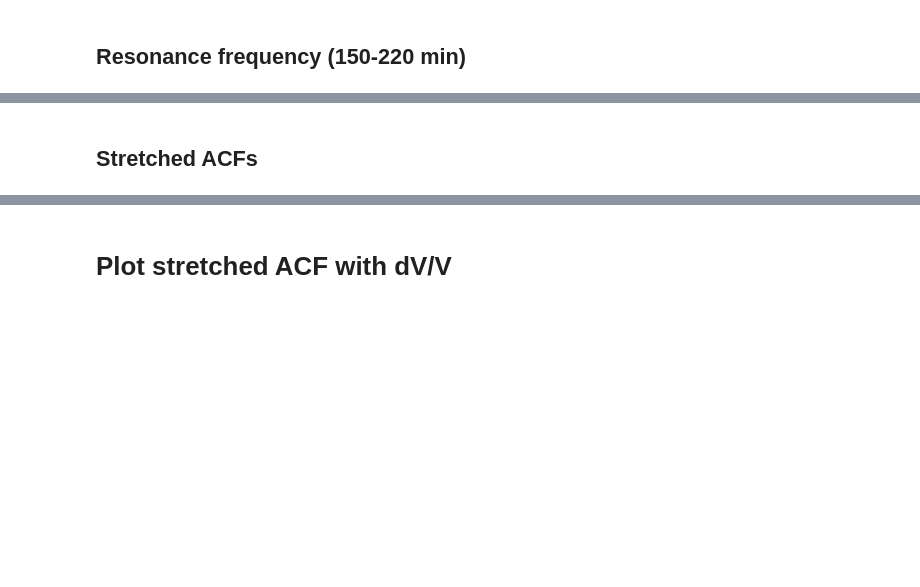
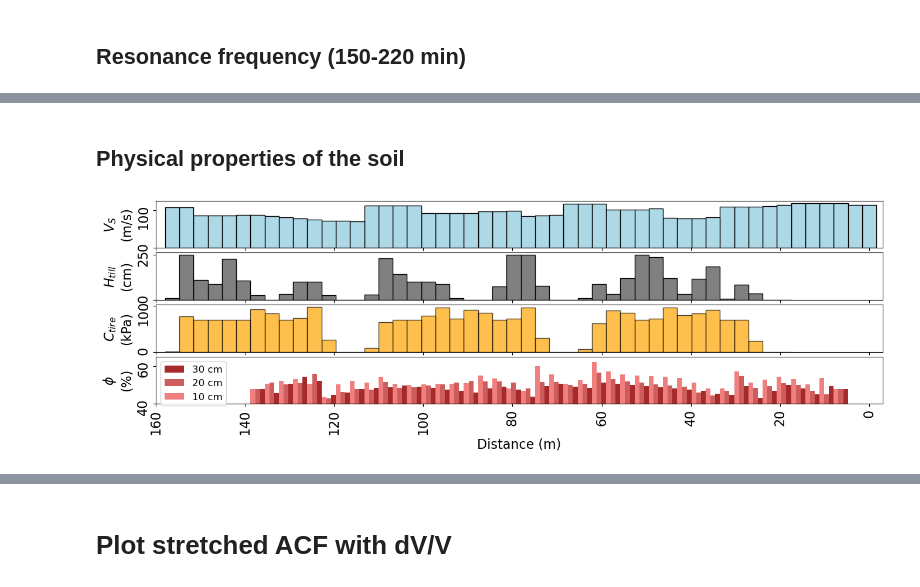
Before and after one commit to Denolle-Lab/FarmDAS, a Jupyter notebook: dvv_and_model/Fig1_farm.ipynb, the cells around one changed output, grey strips where cells are left out. Cells and saved outputs as stored; diff of their text form; code cells hidden in the pictures; blank space fills up the shorter version.

```diff
--- a/dvv_and_model/Fig1_farm.ipynb
+++ b/dvv_and_model/Fig1_farm.ipynb
@@ -9,7 +9,7 @@ import h5py
 import numpy as np
 import matplotlib
 import matplotlib.pyplot as plt
-
+import pandas as pd
 matplotlib.rcParams.update({'font.size': 16})
 
 data_dir='./data/'
@@ -18,7 +18,7 @@ fig_dir = './figures/'
 ### Some parameters
 samp_freq = 500  ## sampling rate of the ACFs
 win_st = int(0.012*samp_freq)   ## coda window start
-H = 5  # assuming soil thickness to be 3 m
+H = 1.5  # assuming soil thickness to be 3 m
 # %% [markdown]
 
 <img src="figures/farm_pic.png" alt="Farm Picture" width="600"/>
@@ -27,17 +27,6 @@ H = 5  # assuming soil thickness to be 3 m
 # %% [markdown]
 ## Resonance frequency (150-220 min)
 # %%
-f0 = [37.85, 37.87, 39.48, 39.45, 39.43,
-      39.42, 38.00, 37.00, 36.43, 36.32,
-      36.30, 26.77, 26.05, 26.05, 26.61,
-      34.69, 33.67, 33.59, 33.79, 38.71,
-      38.72, 38.73, 29.00, 28.63, 27.84,
-      32.40, 32.07, 32.08, 30.76, 30.80,
-      30.80, 30.80, 17.59, 17.59, 17.59,
-      17.59, 17.59, 24.01, 24.00, 25.00,
-      26.00, 27.00, 28.00, 28.93, 28.92,
-      28.69, 28.69, 28.69, 35.47, 35.62]   ## initial guess of f0
-
 f0 = [37.85, 37.87, 39.48, 39.45, 39.43,
       39.42, 38.00, 37.00, 36.43, 36.32,
       36.30, 26.77, 26.05, 26.05, 26.61,
@@ -103,2 +40,62 @@ deratio_dvv.shape
-# %% [markdown]
-## Stretched ACFs
+# %% [markdown]
+## Physical properties of the soil
+# %%
+### Shear wave velocity
+vs  = H * 2 * np.array(f0)
+
+### Disturbance parameters: tiillage depth and tire pressure
+damage = pd.read_csv(os.path.join(data_dir, 'damage_index.csv'))
+tillage_depth = damage['tillage_depth'].values
+tire_pressure = damage['tire_pressure'].values
+
+### porosity (bulk density)
+soil_phy = pd.read_csv(os.path.join(data_dir, 'interpolated_soil_phy.csv'))
+interp_porosity_10cm = soil_phy['interp_porosity_10cm'].values
+interp_porosity_20cm = soil_phy['interp_porosity_20cm'].values
+interp_porosity_30cm = soil_phy['interp_porosity_30cm'].values
+# interp_bulk_density_10cm = soil_phy['interp_bulk_density_10cm'].values
+# interp_bulk_density_20cm = soil_phy['interp_bulk_density_20cm'].values
+# interp_bulk_density_30cm = soil_phy['interp_bulk_density_30cm'].values
+
+
+## Plotting
+fig, axs = plt.subplots(4, 1, figsize=(16, 4.5), sharex=True, gridspec_kw={'hspace': 0.1})
+
+# Plot Vs
+axs[0].bar(np.arange(50) * 3.19, vs, color='lightblue', width=3.19, edgecolor='black')
+axs[0].set_ylabel('$V_S$ \n(m/s)')
+axs[0].set_xlim(160, -3)  # Reverse x-axis
+
+# Plot tillage depth
+axs[1].bar(np.arange(6, 50) * 3.19, tillage_depth, color='gray', width=3.19, edgecolor='black')
+axs[1].set_ylabel('$H_{till}$ \n(cm)')
+axs[1].set_xlim(160, -3)  # Reverse x-axis
+
+# Plot tire pressure
+axs[2].bar(np.arange(6, 50) * 3.19, tire_pressure, color='orange', width=3.19, edgecolor='black', alpha=0.7)
+axs[2].set_ylabel('$C_{tire}$ \n(kPa)')
+axs[2].set_xlabel('Location (m)')
+axs[2].set_xlim(160, -3)  # Reverse x-axis
+
+# Plot porosity
+bar_width = 3.19
+x = np.arange(50) * bar_width
+axs[3].set_ylim(40, 65)
+axs[3].bar(x[2:44] - bar_width/3, interp_porosity_30cm[2:44], width=bar_width/3, label='30 cm', color='brown', align='center')
+axs[3].bar(x[2:44], interp_porosity_20cm[2:44], width=bar_width/3, label='20 cm', color='indianred', align='center')
+axs[3].bar(x[2:44] + bar_width/3, interp_porosity_10cm[2:44], width=bar_width/3, label='10 cm', color='lightcoral', align='center')
+
+axs[3].set_xlabel("Distance (m)", fontsize=16)
+axs[3].set_ylabel("$\phi$ \n(%)", fontsize=16)
+axs[3].legend(loc='upper left', fontsize=12)
+axs[3].set_xlim(160, -3)  # Reverse x-axis
+
+# Rotate X and Y labels
+for i in range(4):
+    axs[i].xaxis.set_tick_params(rotation=90)
+    axs[i].yaxis.set_tick_params(rotation=90)
+
+plt.tight_layout()
+plt.show()
+# %% [output]
+[figure, added]
```
Also changed, not shown: parts of 12 cells of this notebook, 6 other files.
